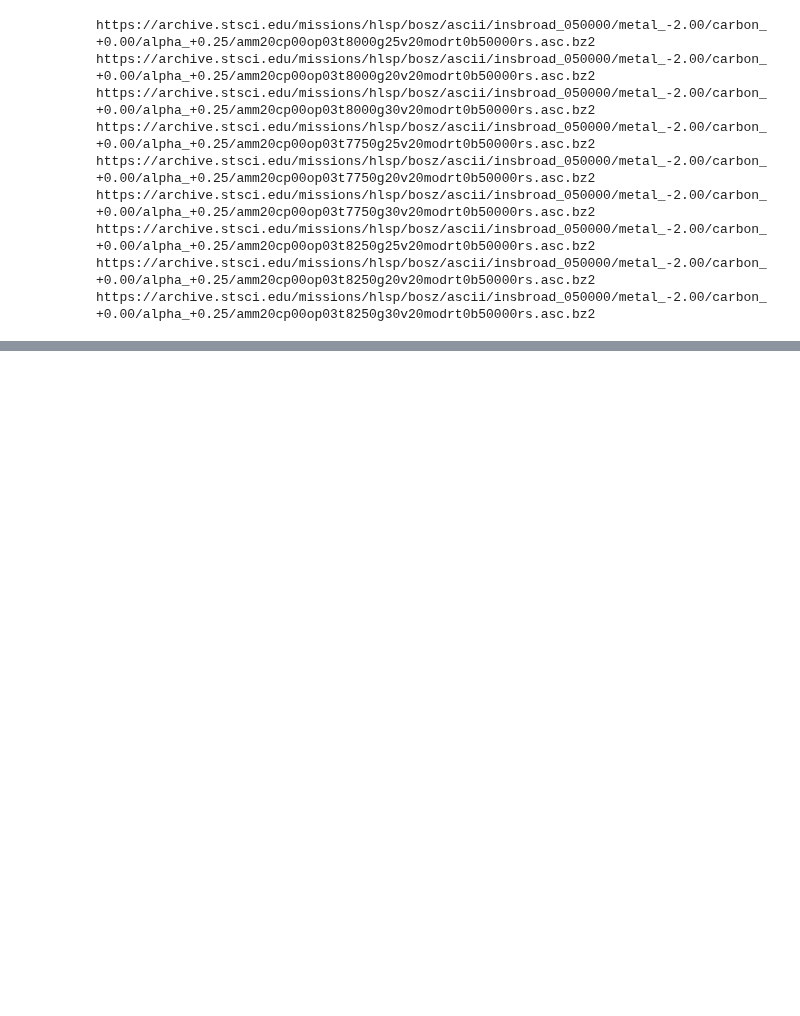
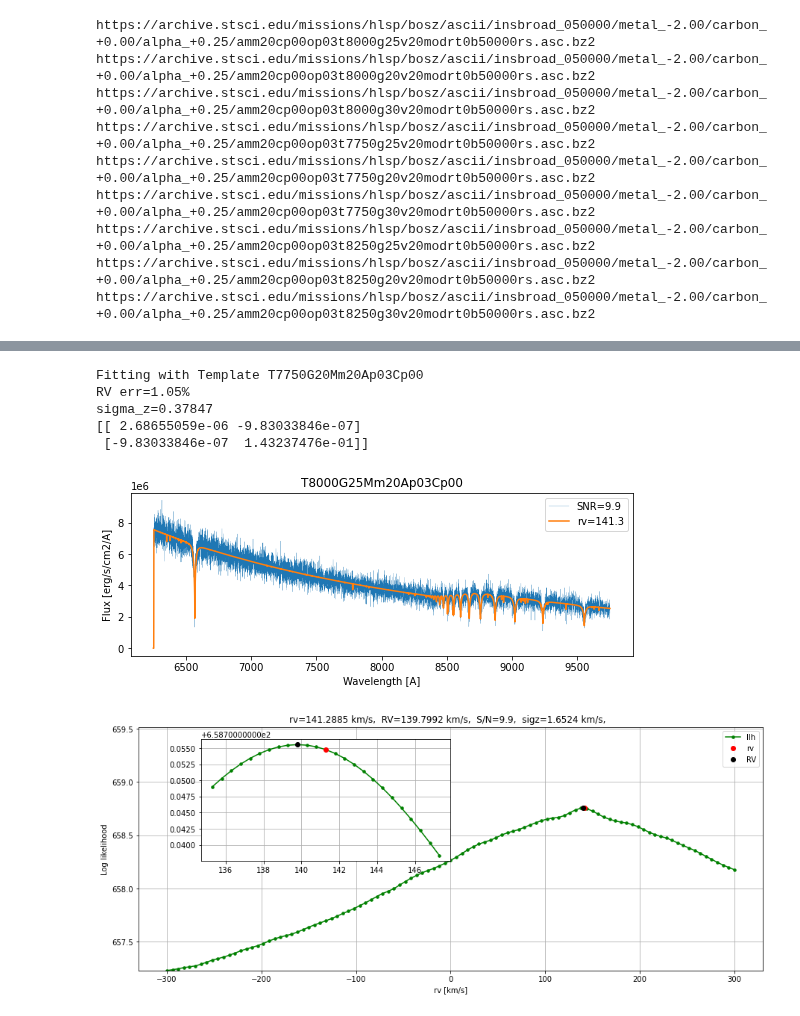
Before and after one commit to ViskaWei/LV, a Jupyter notebook: nb/fisher_viska.ipynb, the cells around one changed output, grey strips where cells are left out. Drawn from its saved outputs; the diff is of its cells as text; code cells hidden in the pictures; blank space fills up the shorter version.

```diff
--- a/nb/fisher_viska.ipynb
+++ b/nb/fisher_viska.ipynb
@@ -61,0 +100,16 @@ sigma_z=0.32
+# %%
+rv  = 141.28845313
+NL  = 200
+# t0 = f.temps[-1]
+t0=f.temps[4]
+RV,F = f.testOneRV1(f.flux, t0,rv,NL, pmt0=f.pmt);
+ff = sp.linalg.inv(np.array(F))
+print(ff)
+# %% [output]
+Fitting with Template T7750G20Mm20Ap03Cp00
+RV err=1.05%
+sigma_z=0.37847
+[[ 2.68655059e-06 -9.83033846e-07]
+ [-9.83033846e-07  1.43237476e-01]]
+[figure, added]
+[figure, added]
```
Also changed, not shown: parts of 19 cells of this notebook, 6 other files.
